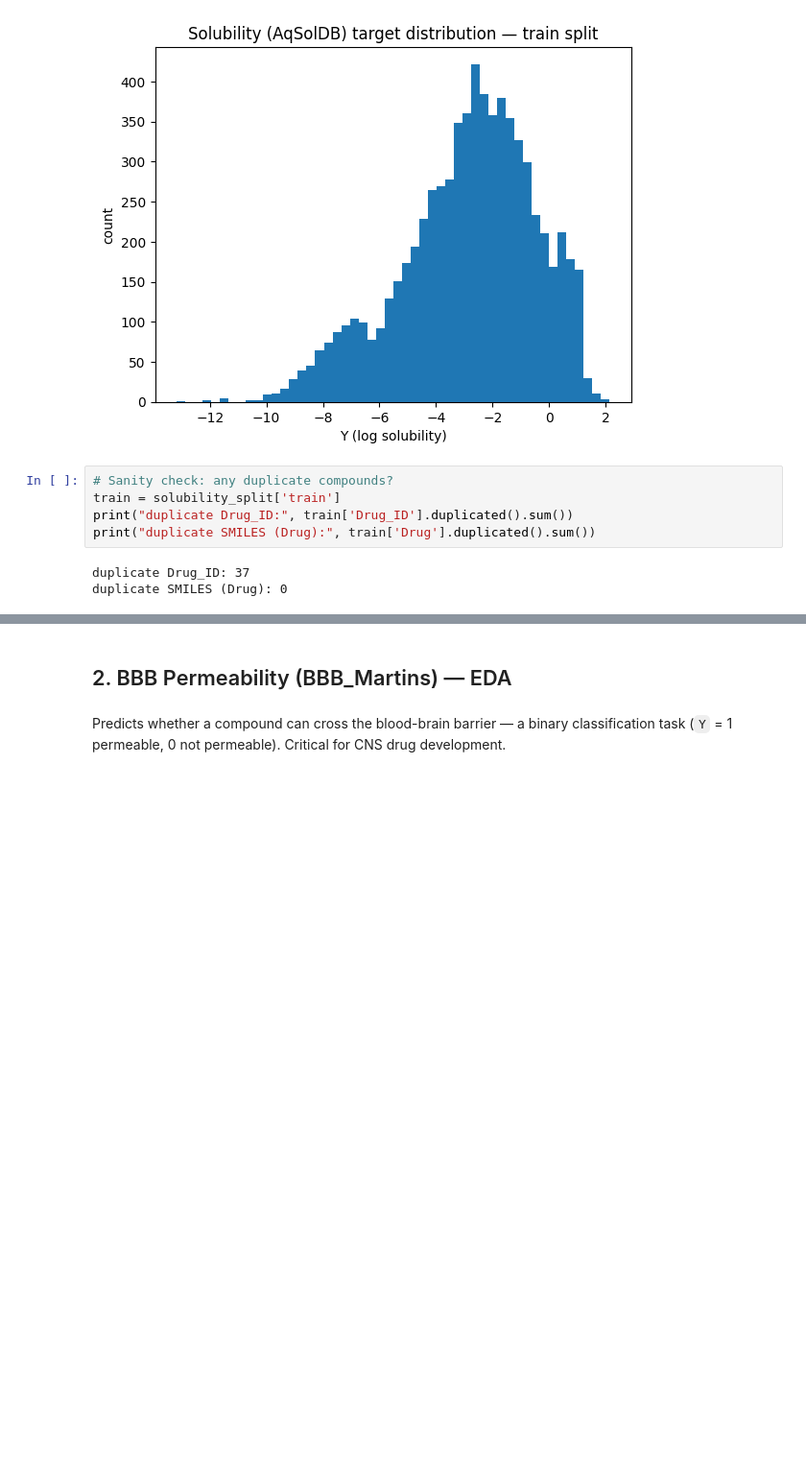
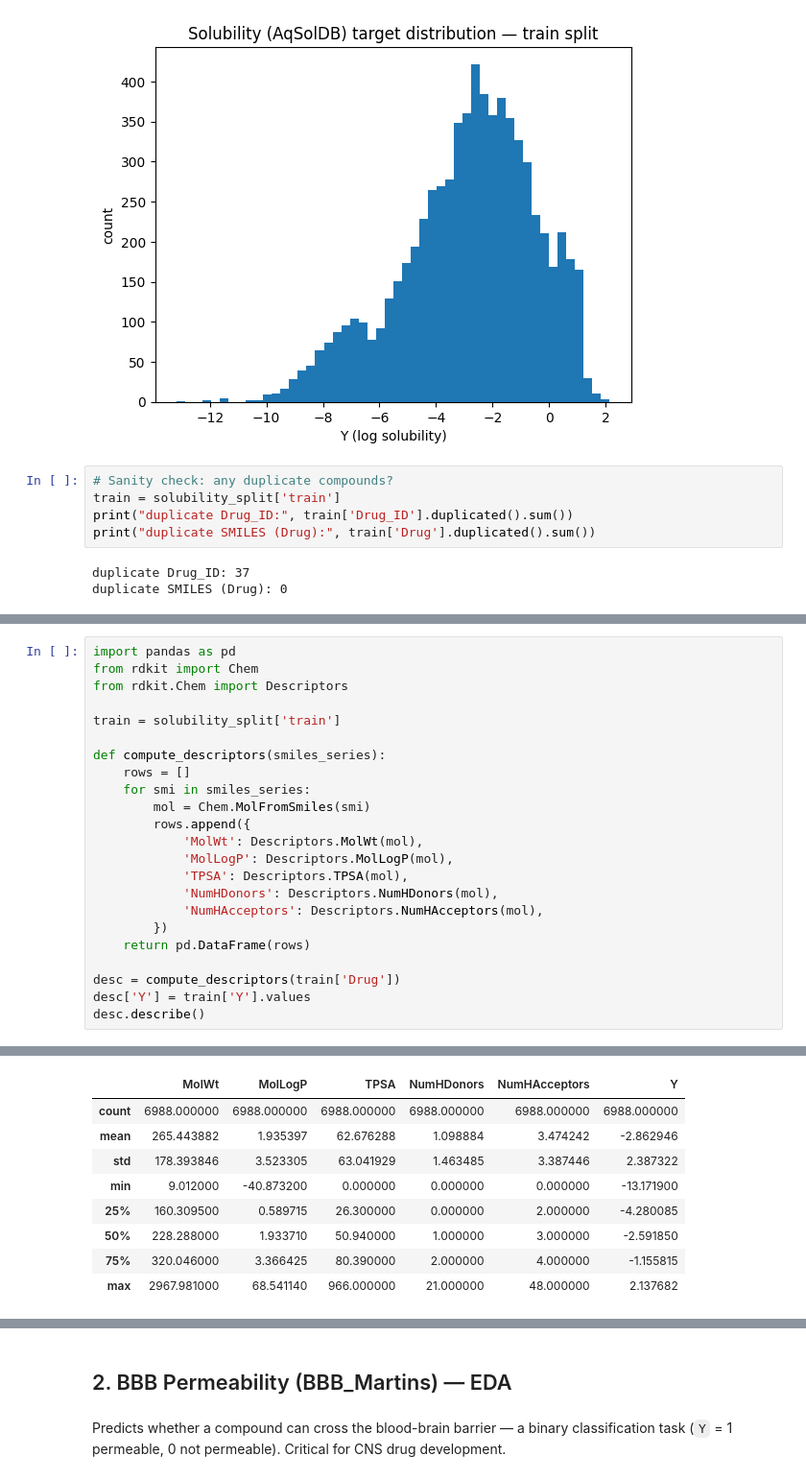
Before and after one commit to tuhinc5203/admet-property-prediction, a Jupyter notebook: Data_EDA.ipynb, the cells around one changed output, grey strips where cells are left out. Shown at 96% size. Saved outputs shown, nothing was run; the diff lists cells and outputs as text; blank space fills up the shorter version.

```diff
--- a/Data_EDA.ipynb
+++ b/Data_EDA.ipynb
@@ -125,0 +136,24 @@ duplicate SMILES (Drug): 0
+# %%
+import pandas as pd
+from rdkit import Chem
+from rdkit.Chem import Descriptors
+
+train = solubility_split['train']
+
+def compute_descriptors(smiles_series):
+    rows = []
+    for smi in smiles_series:
+        mol = Chem.MolFromSmiles(smi)
+        rows.append({
+            'MolWt': Descriptors.MolWt(mol),
+            'MolLogP': Descriptors.MolLogP(mol),
+            'TPSA': Descriptors.TPSA(mol),
+            'NumHDonors': Descriptors.NumHDonors(mol),
+            'NumHAcceptors': Descriptors.NumHAcceptors(mol),
+        })
+    return pd.DataFrame(rows)
+
+desc = compute_descriptors(train['Drug'])
+desc['Y'] = train['Y'].values
+desc.describe()
+# %% [output]
@@ -125,0 +177,9 @@ duplicate SMILES (Drug): 0
+|  | MolWt | MolLogP | TPSA | NumHDonors | NumHAcceptors | Y |
+| count | 6988.000000 | 6988.000000 | 6988.000000 | 6988.000000 | 6988.000000 | 6988.000000 |
+| mean | 265.443882 | 1.935397 | 62.676288 | 1.098884 | 3.474242 | -2.862946 |
+| std | 178.393846 | 3.523305 | 63.041929 | 1.463485 | 3.387446 | 2.387322 |
+| min | 9.012000 | -40.873200 | 0.000000 | 0.000000 | 0.000000 | -13.171900 |
+| 25% | 160.309500 | 0.589715 | 26.300000 | 0.000000 | 2.000000 | -4.280085 |
+| 50% | 228.288000 | 1.933710 | 50.940000 | 1.000000 | 3.000000 | -2.591850 |
+| 75% | 320.046000 | 3.366425 | 80.390000 | 2.000000 | 4.000000 | -1.155815 |
+| max | 2967.981000 | 68.541140 | 966.000000 | 21.000000 | 48.000000 | 2.137682 |
```
Also changed, not shown: parts of 3 cells of this notebook, 1 other file.
